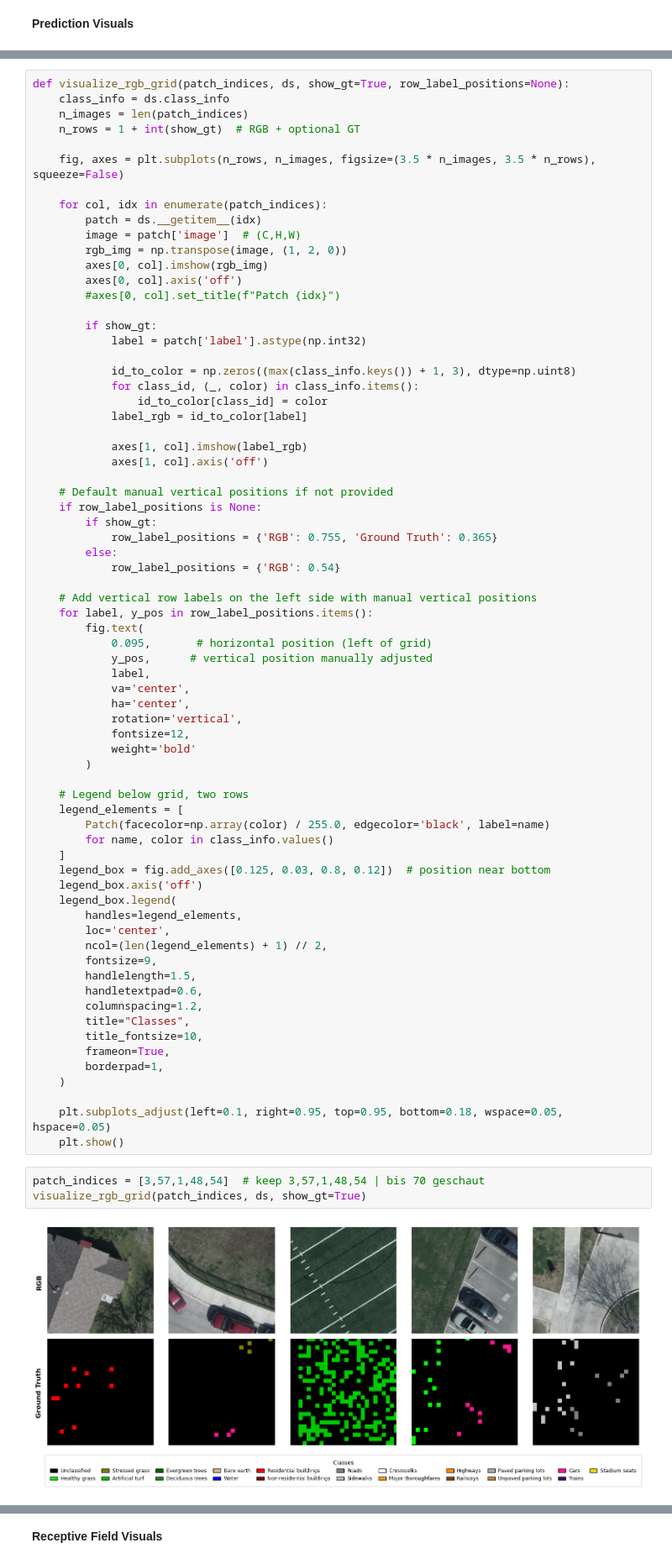
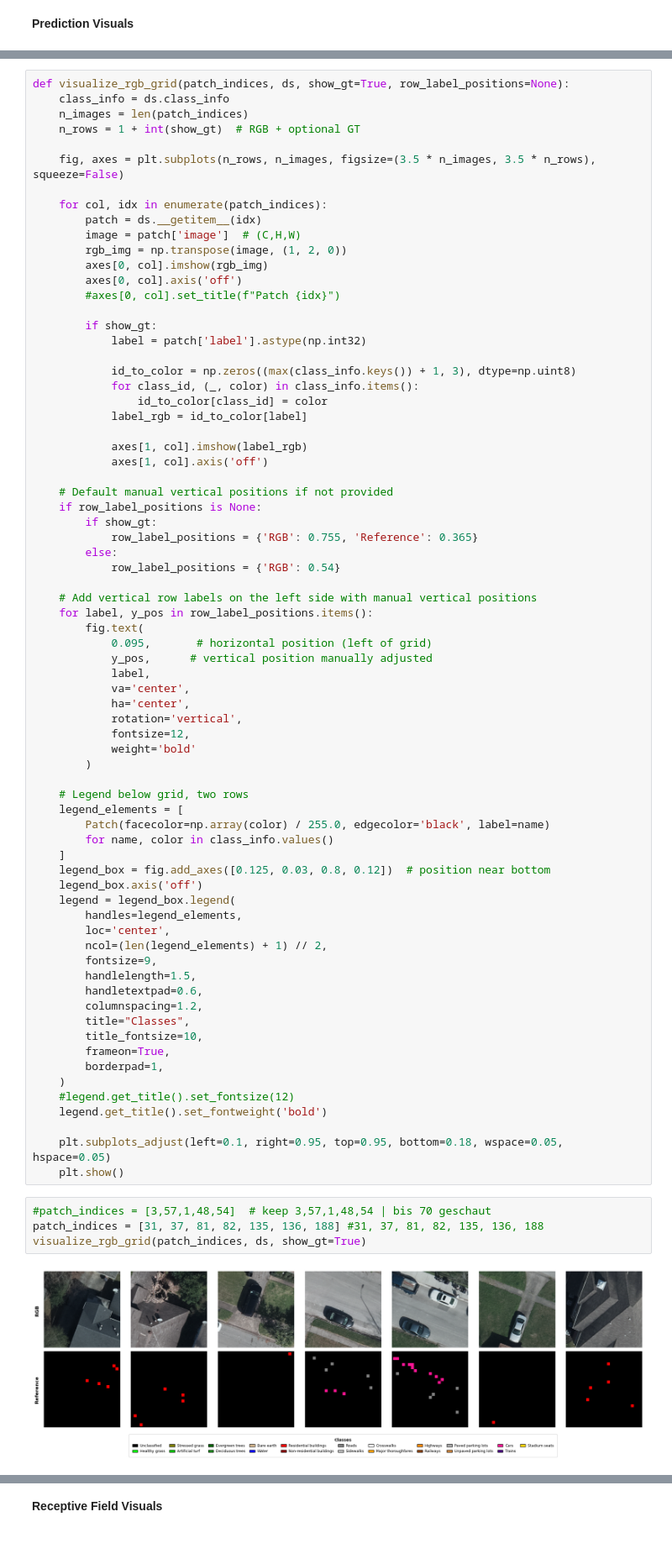
Before and after one commit to hpfref/The-Role-of-Spatial-Context-in-Deep-Learning-based-Semantic-Segmentation-of-Remote-Sensing-Imagery, a Jupyter notebook: dfc18/visualize.ipynb, the cells around one changed output, grey strips where cells are left out. Shown at 84% size. Saved outputs shown, nothing was run; the diff lists cells and outputs as text.

Commit message:
more visuals

```diff
--- a/dfc18/visualize.ipynb
+++ b/dfc18/visualize.ipynb
@@ -234,7 +226,7 @@ def visualize_rgb_grid(patch_indices, ds, show_gt=True, row_label_positions=None
     # Default manual vertical positions if not provided
     if row_label_positions is None:
         if show_gt:
-            row_label_positions = {'RGB': 0.755, 'Ground Truth': 0.365}
+            row_label_positions = {'RGB': 0.755, 'Reference': 0.365}
         else:
             row_label_positions = {'RGB': 0.54}
 
@@ -258,7 +250,7 @@ def visualize_rgb_grid(patch_indices, ds, show_gt=True, row_label_positions=None
     ]
     legend_box = fig.add_axes([0.125, 0.03, 0.8, 0.12])  # position near bottom
     legend_box.axis('off')
-    legend_box.legend(
+    legend = legend_box.legend(
         handles=legend_elements,
         loc='center',
         ncol=(len(legend_elements) + 1) // 2,
@@ -271,11 +263,14 @@ def visualize_rgb_grid(patch_indices, ds, show_gt=True, row_label_positions=None
         frameon=True,
         borderpad=1,
     )
+    #legend.get_title().set_fontsize(12)
+    legend.get_title().set_fontweight('bold')
 
     plt.subplots_adjust(left=0.1, right=0.95, top=0.95, bottom=0.18, wspace=0.05, hspace=0.05)
     plt.show()
 # %%
-patch_indices = [3,57,1,48,54]  # keep 3,57,1,48,54 | bis 70 geschaut
+#patch_indices = [3,57,1,48,54]  # keep 3,57,1,48,54 | bis 70 geschaut
+patch_indices = [31, 37, 81, 82, 135, 136, 188] #31, 37, 81, 82, 135, 136, 188
 visualize_rgb_grid(patch_indices, ds, show_gt=True)
 # %% [output]
-[figure, old version]
+[figure, new version]
```
Also changed, not shown: parts of 6 cells of this notebook, 30 other files.
